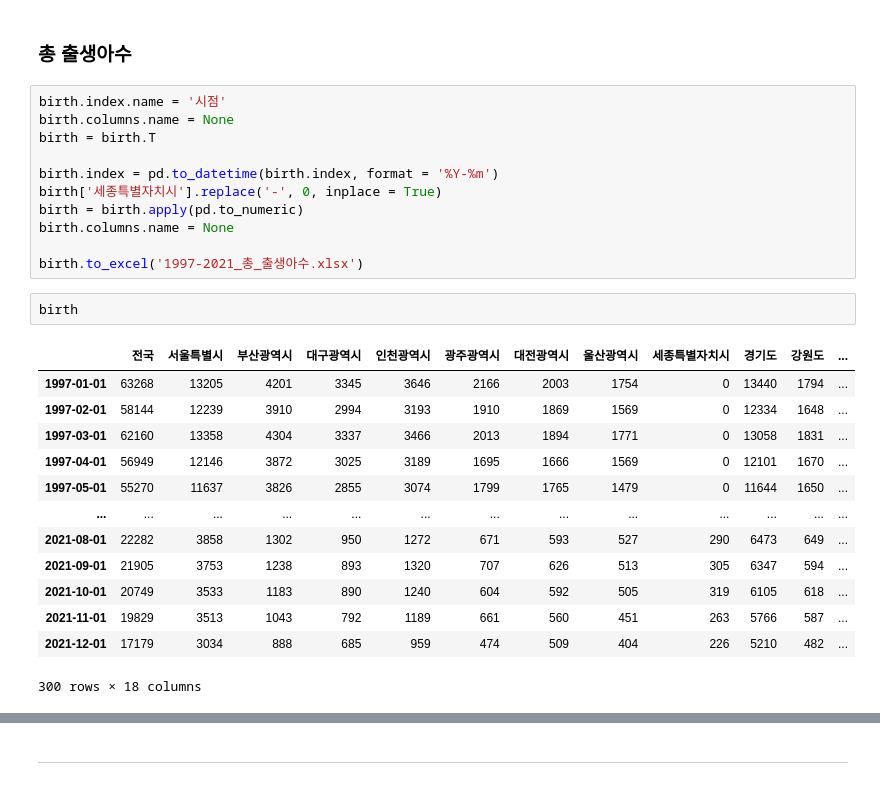
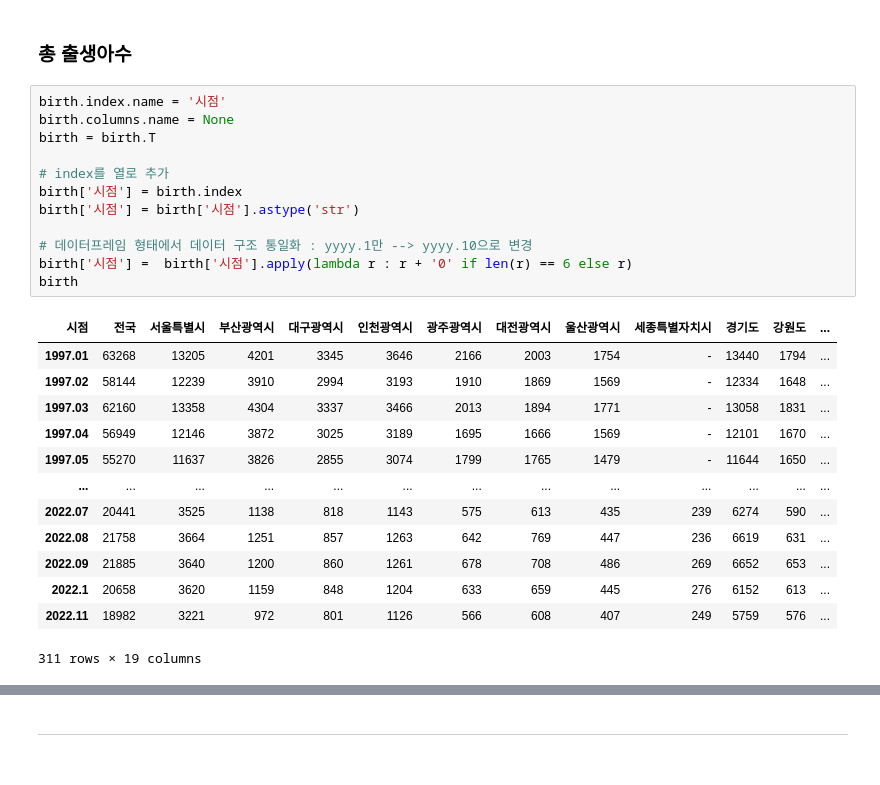
Before and after one commit to jewoodev/To_raise_a_child_well, a Jupyter notebook: data/dohee/230218_data_preprocessing_v2.ipynb, the cells around one changed output, grey strips where cells are left out. Cells and saved outputs as stored; diff of their text form.

```diff
--- a/data/dohee/230218_data_preprocessing_v2.ipynb
+++ b/data/dohee/230218_data_preprocessing_v2.ipynb
@@ -57,30 +86,29 @@ apt_rent.columns.name = None
 apt_rent.to_excel('2003-2022_아파트전세_가격지수.xlsx')
 # %% [markdown]
 ### 총 출생아수
-# %%
-birth.index.name = '시점'
-birth.columns.name = None
-birth = birth.T
-
-birth.index = pd.to_datetime(birth.index, format = '%Y-%m')
-birth['세종특별자치시'].replace('-', 0, inplace = True)
-birth = birth.apply(pd.to_numeric)
-birth.columns.name = None
-
-birth.to_excel('1997-2021_총_출생아수.xlsx')
-# %%
-birth
-# %% [output]
-|  | 전국 | 서울특별시 | 부산광역시 | 대구광역시 | 인천광역시 | 광주광역시 | 대전광역시 | 울산광역시 | 세종특별자치시 | 경기도 | 강원도 | ... |
-| 1997-01-01 | 63268 | 13205 | 4201 | 3345 | 3646 | 2166 | 2003 | 1754 | 0 | 13440 | 1794 | ... |
-| 1997-02-01 | 58144 | 12239 | 3910 | 2994 | 3193 | 1910 | 1869 | 1569 | 0 | 12334 | 1648 | ... |
-| 1997-03-01 | 62160 | 13358 | 4304 | 3337 | 3466 | 2013 | 1894 | 1771 | 0 | 13058 | 1831 | ... |
-| 1997-04-01 | 56949 | 12146 | 3872 | 3025 | 3189 | 1695 | 1666 | 1569 | 0 | 12101 | 1670 | ... |
-| 1997-05-01 | 55270 | 11637 | 3826 | 2855 | 3074 | 1799 | 1765 | 1479 | 0 | 11644 | 1650 | ... |
-| ... | ... | ... | ... | ... | ... | ... | ... | ... | ... | ... | ... | ... |
-| 2021-08-01 | 22282 | 3858 | 1302 | 950 | 1272 | 671 | 593 | 527 | 290 | 6473 | 649 | ... |
-| 2021-09-01 | 21905 | 3753 | 1238 | 893 | 1320 | 707 | 626 | 513 | 305 | 6347 | 594 | ... |
-| 2021-10-01 | 20749 | 3533 | 1183 | 890 | 1240 | 604 | 592 | 505 | 319 | 6105 | 618 | ... |
-| 2021-11-01 | 19829 | 3513 | 1043 | 792 | 1189 | 661 | 560 | 451 | 263 | 5766 | 587 | ... |
-| 2021-12-01 | 17179 | 3034 | 888 | 685 | 959 | 474 | 509 | 404 | 226 | 5210 | 482 | ... |
-300 rows × 18 columns
+# %%
+birth.index.name = '시점'
+birth.columns.name = None
+birth = birth.T
+
+# index를 열로 추가
+birth['시점'] = birth.index
+birth['시점'] = birth['시점'].astype('str')
+
+# 데이터프레임 형태에서 데이터 구조 통일화 : yyyy.1만 --> yyyy.10으로 변경
+birth['시점'] =  birth['시점'].apply(lambda r : r + '0' if len(r) == 6 else r)
+birth
+# %% [output]
+| 시점 | 전국 | 서울특별시 | 부산광역시 | 대구광역시 | 인천광역시 | 광주광역시 | 대전광역시 | 울산광역시 | 세종특별자치시 | 경기도 | 강원도 | ... |
+| 1997.01 | 63268 | 13205 | 4201 | 3345 | 3646 | 2166 | 2003 | 1754 | - | 13440 | 1794 | ... |
+| 1997.02 | 58144 | 12239 | 3910 | 2994 | 3193 | 1910 | 1869 | 1569 | - | 12334 | 1648 | ... |
+| 1997.03 | 62160 | 13358 | 4304 | 3337 | 3466 | 2013 | 1894 | 1771 | - | 13058 | 1831 | ... |
+| 1997.04 | 56949 | 12146 | 3872 | 3025 | 3189 | 1695 | 1666 | 1569 | - | 12101 | 1670 | ... |
+| 1997.05 | 55270 | 11637 | 3826 | 2855 | 3074 | 1799 | 1765 | 1479 | - | 11644 | 1650 | ... |
+| ... | ... | ... | ... | ... | ... | ... | ... | ... | ... | ... | ... | ... |
+| 2022.07 | 20441 | 3525 | 1138 | 818 | 1143 | 575 | 613 | 435 | 239 | 6274 | 590 | ... |
+| 2022.08 | 21758 | 3664 | 1251 | 857 | 1263 | 642 | 769 | 447 | 236 | 6619 | 631 | ... |
+| 2022.09 | 21885 | 3640 | 1200 | 860 | 1261 | 678 | 708 | 486 | 269 | 6652 | 653 | ... |
+| 2022.1 | 20658 | 3620 | 1159 | 848 | 1204 | 633 | 659 | 445 | 276 | 6152 | 613 | ... |
+| 2022.11 | 18982 | 3221 | 972 | 801 | 1126 | 566 | 608 | 407 | 249 | 5759 | 576 | ... |
+311 rows × 19 columns
```
Also changed, not shown: parts of 9 cells of this notebook, 12 other files.
